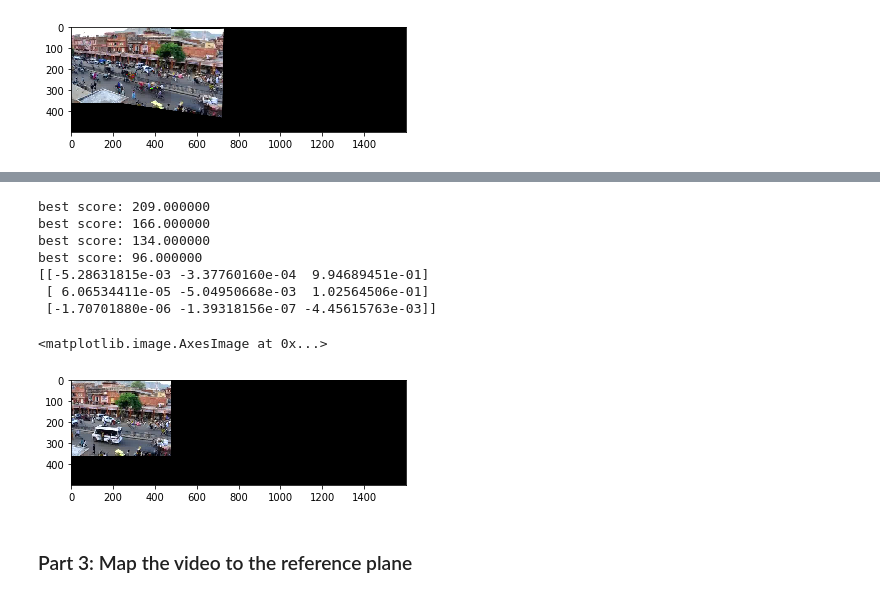
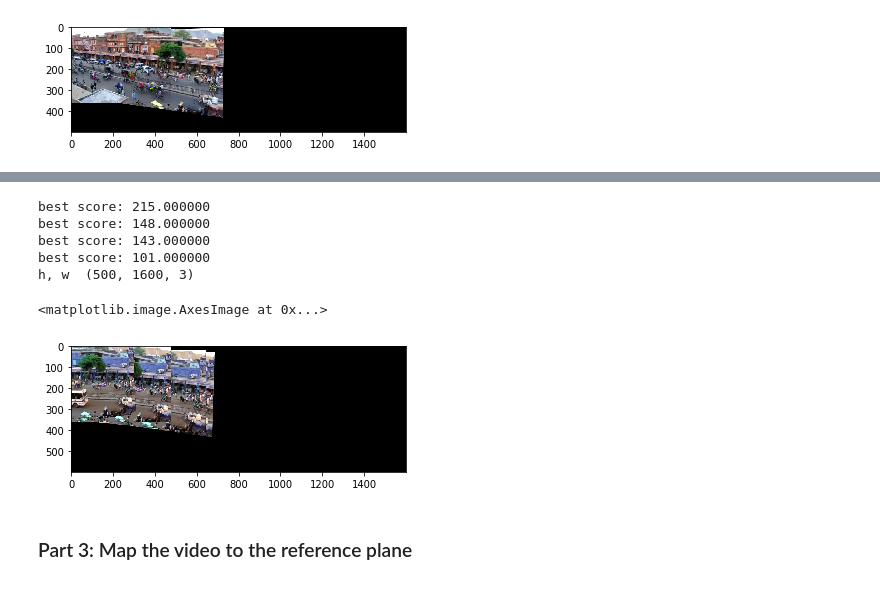
Before and after one commit to brs191/illinois, a Jupyter notebook: ComputationalPhotography/VideoStitchingProcessing/Project_5.ipynb, the cells around one changed output, grey strips where cells are left out. Drawn from its saved outputs; the diff is of its cells as text; code cells hidden in the pictures.

Commit message:
task 2 project 5

```diff
--- a/ComputationalPhotography/VideoStitchingProcessing/Project_5.ipynb
+++ b/ComputationalPhotography/VideoStitchingProcessing/Project_5.ipynb
@@ -230,47 +243,69 @@ import numpy as np
 # %%
 master_frames =[90, 270, 450, 630, 810]
 reference_frame = 450
 reference_idx = master_frames.index(reference_frame)
 
 im1 = cv2.imread('./images/input/frames/f0090.jpg')
 im2 = cv2.imread('./images/input/frames/f0270.jpg')
 im3 = cv2.imread('./images/input/frames/f0450.jpg')
 im4 = cv2.imread('./images/input/frames/f0630.jpg')
 im5 = cv2.imread('./images/input/frames/f0810.jpg')
 
 H_90 = auto_homography(im1, im2, computeHomography)
 H_270 = auto_homography(im2, im3, computeHomography)
 H_640 = auto_homography(im4, im3, computeHomography)
 H_810 = auto_homography(im5, im4, computeHomography)
 
 leftOfRef = np.matmul(H_90, H_270)
 rightOfRef = np.matmul(H_810, H_640)
 
-print(H_90)
-H_t = np.identity(3)
-cornors = np.array([[0,0,1], [360,0,1], [0,480,1], [360,480,1]])
-
-
 I = np.identity(3)
 img_warped_450 = cv2.warpPerspective(im3, I, (projectedWidth, projectedHeight))
 
-# img_warped_90 = cv2.warpPerspective(im3, H_t.dot(H_90), (projectedWidth, projectedHeight))
-# img_warped_270 = cv2.warpPerspective(im3, H_t.dot(H_270), (projectedWidth, projectedHeight))
-# img_warped_640 = cv2.warpPerspective(im3, H_t.dot(H_640), (projectedWidth, projectedHeight))
-# img_warped_810 = cv2.warpPerspective(im3, H_t.dot(H_810), (projectedWidth, projectedHeight))
+img_warped_90 = cv2.warpPerspective(im3, H_90, (projectedWidth, projectedHeight))
+img_warped_270 = cv2.warpPerspective(im3, H_270, (projectedWidth, projectedHeight))
+img_warped_640 = cv2.warpPerspective(im3, H_640, (projectedWidth, projectedHeight))
+img_warped_810 = cv2.warpPerspective(im3, H_810, (projectedWidth, projectedHeight))
+
+print("h, w ", img_warped_450.shape)
+out = np.zeros((600, 1600, 3), 'uint8')
+h,w,_ = img_warped_450.shape
+
+for r in range(h):
+    for c in range(w):
+        out[r,c] = img_warped_90[r,c]
+
+for r in range(h):
+    for c in range(w):
+        if out[r,c,0] == 0 and out[r,c,1] == 0 and out[r,c,2] == 0:
+            out[r,c] = img_warped_270[r,c]
+
+for r in range(h):
+    for c in range(w):
+        if out[r,c,0] == 0 and out[r,c,1] == 0 and out[r,c,2] == 0:
+            out[r,c] = img_warped_450[r,c]
+
+for r in range(h):
+    for c in range(w):
+        if out[r,c,0] == 0 and out[r,c,1] == 0 and out[r,c,2] == 0:
+            out[r,c] = img_warped_640[r,c]
+
+for r in range(h):
+    for c in range(w):
+        if out[r,c,0] == 0 and out[r,c,1] == 0 and out[r,c,2] == 0:
+            out[r,c] = img_warped_810[r,c]
 
 plt.figure()
-plt.imshow(cv2.cvtColor(img_warped_450, cv2.COLOR_BGR2RGB))
+plt.imshow(out)
+# plt.imshow(cv2.cvtColor(img_warped_450, cv2.COLOR_BGR2RGB))
 # %% [output]
-best score: 209.000000
-best score: 166.000000
-best score: 134.000000
-best score: 96.000000
-[[-5.28631815e-03 -3.37760160e-04  9.94689451e-01]
- [ 6.06534411e-05 -5.04950668e-03  1.02564506e-01]
- [-1.70701880e-06 -1.39318156e-07 -4.45615763e-03]]
+best score: 215.000000
+best score: 148.000000
+best score: 143.000000
+best score: 101.000000
+h, w  (500, 1600, 3)
 <matplotlib.image.AxesImage at 0x...>
-[figure, old version]
+[figure, new version]
 # %% [markdown]
 ### Part 3: Map the video to the reference plane
 # %%
```
Also changed, not shown: parts of 3 cells of this notebook.
